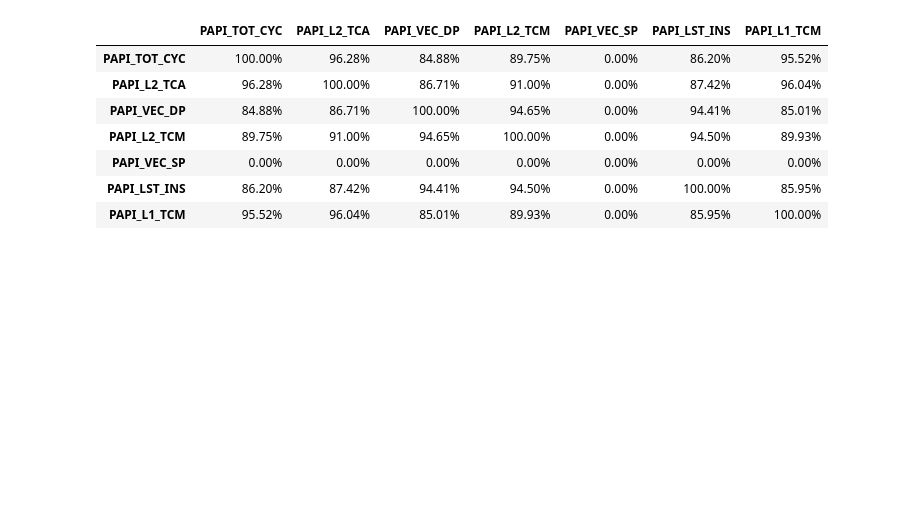
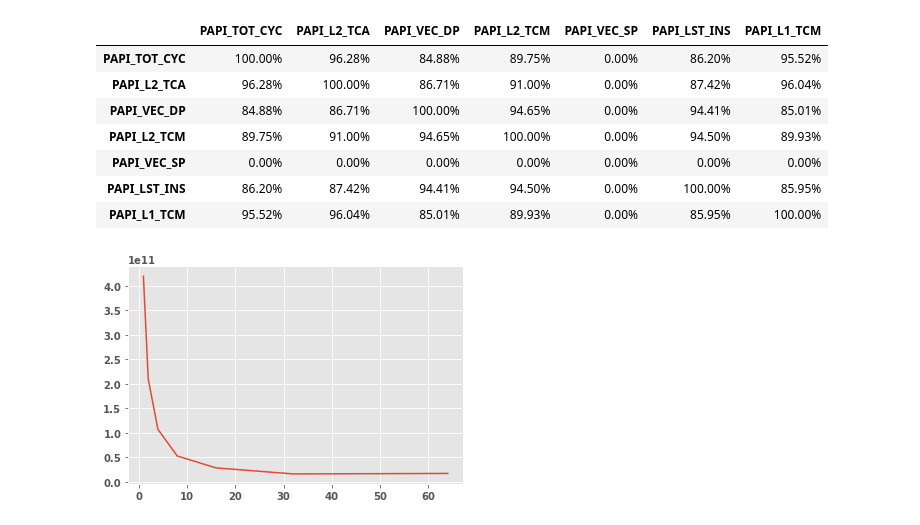
Before and after one commit to HPCL/PythonPerformanceAnalysis, a Jupyter notebook: example.ipynb, the cells around one changed output. Cells and saved outputs as stored; diff of their text form; code cells hidden in the pictures; blank space fills up the shorter version.

```diff
--- a/example.ipynb
+++ b/example.ipynb
@@ -77,3 +92,7 @@ correlations_pearson.style.format("{:.2%}").background_gradient(cmap=cm)
 | PAPI_VEC_SP | 0.00% | 0.00% | 0.00% | 0.00% | 0.00% | 0.00% | 0.00% |
 | PAPI_LST_INS | 86.20% | 87.42% | 94.41% | 94.50% | 0.00% | 100.00% | 85.95% |
 | PAPI_L1_TCM | 95.52% | 96.04% | 85.01% | 89.93% | 0.00% | 85.95% | 100.00% |
+# %%
+thread_list, tot_cyc_list = scaling_plot(data, function="\[SUMMARY\] .TAU application$", max=False)
+# %% [output]
+[figure, added]
```
Also changed, not shown: parts of 3 cells of this notebook, 3 other files.
